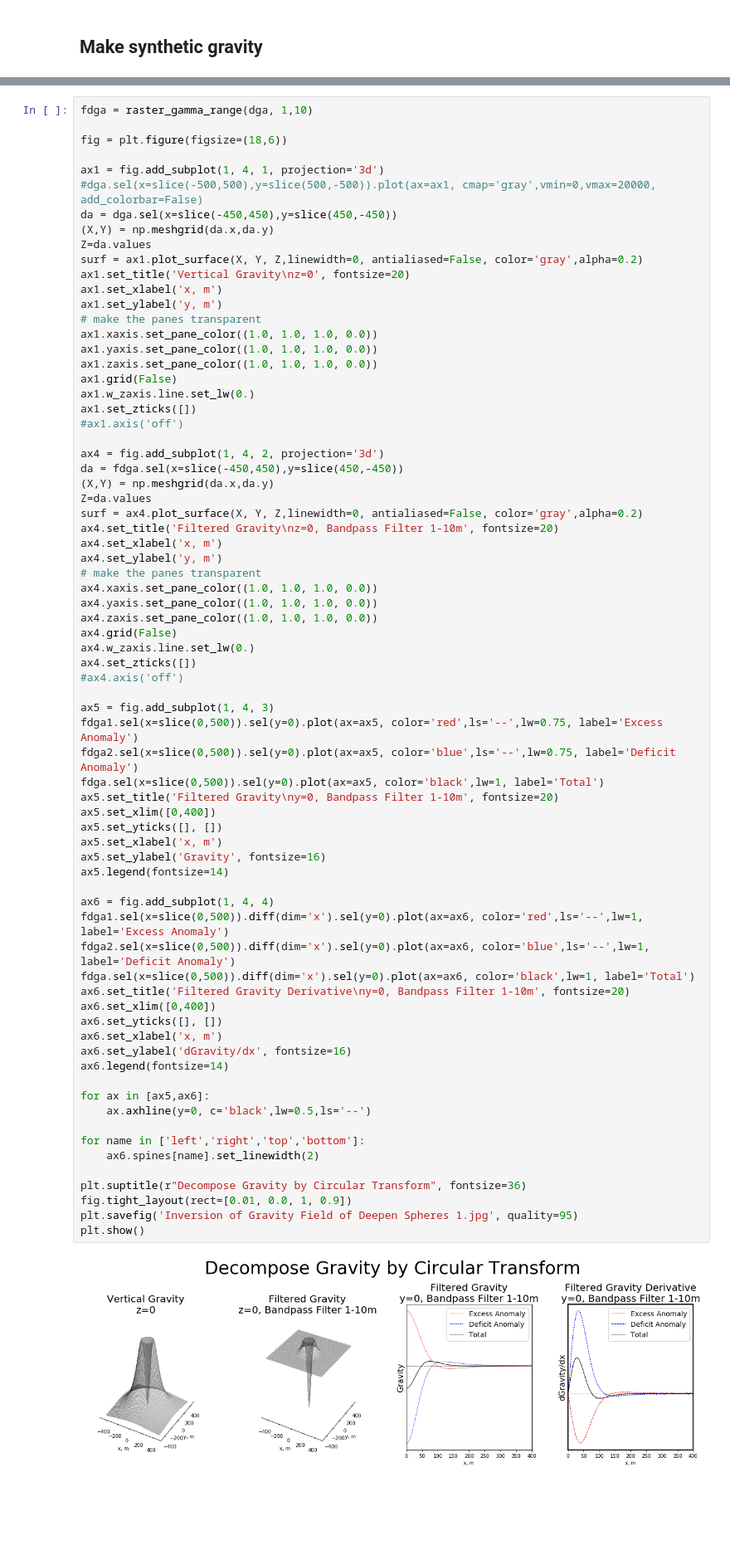
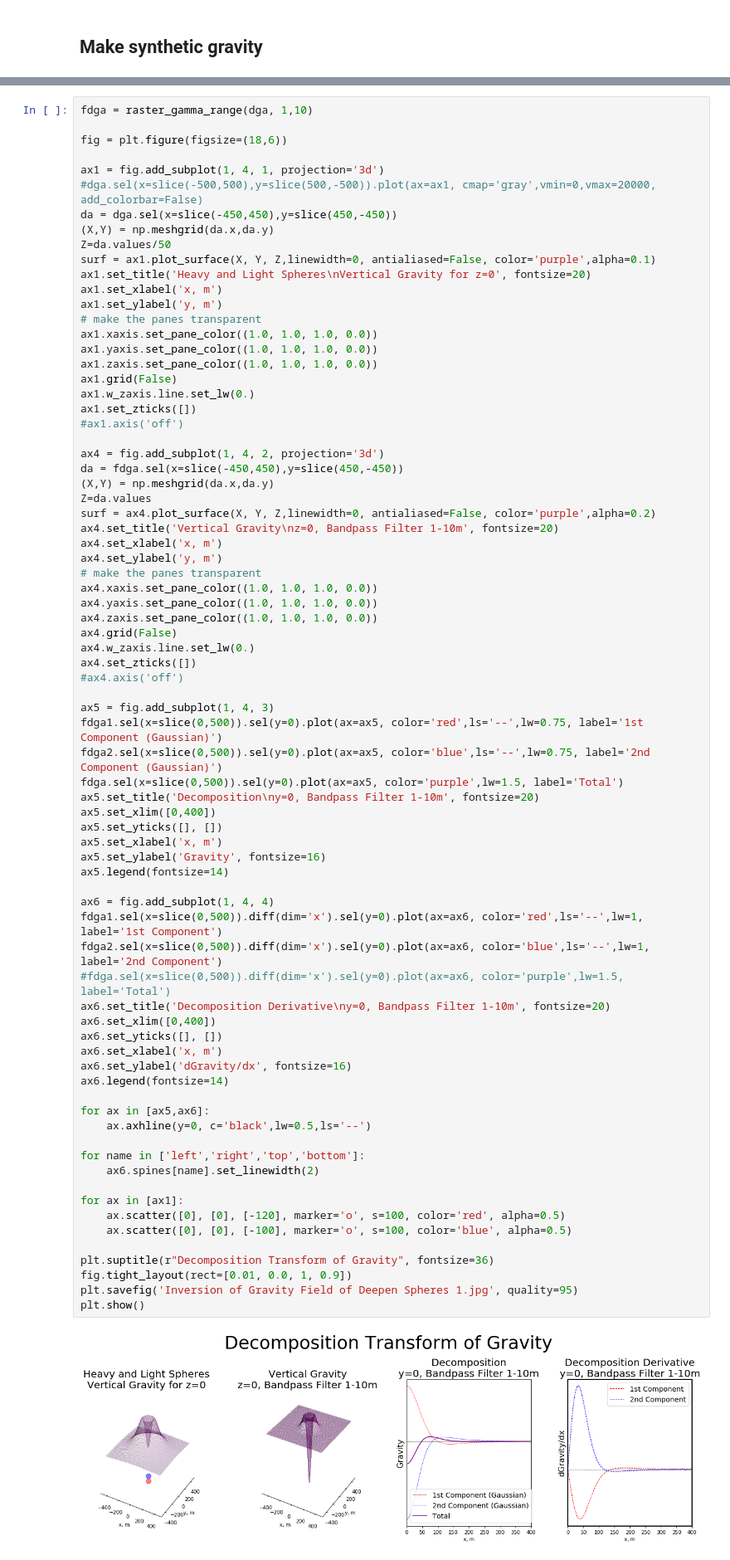
Before and after one commit to AlexeyPechnikov/gis-snippets, a Jupyter notebook: Inversion of Gravity Field of Deepen Spheres.ipynb, the cells around one changed output, grey strips where cells are left out. Shown: that part at 83% size. Drawn from its saved outputs; the diff is of its cells as text; blank space fills up the shorter version.

```diff
--- a/Inversion of Gravity Field of Deepen Spheres.ipynb
+++ b/Inversion of Gravity Field of Deepen Spheres.ipynb
@@ -261,9 +261,9 @@ ax1 = fig.add_subplot(1, 4, 1, projection='3d')
 #dga.sel(x=slice(-500,500),y=slice(500,-500)).plot(ax=ax1, cmap='gray',vmin=0,vmax=20000, add_colorbar=False)
 da = dga.sel(x=slice(-450,450),y=slice(450,-450))
 (X,Y) = np.meshgrid(da.x,da.y)
-Z=da.values
-surf = ax1.plot_surface(X, Y, Z,linewidth=0, antialiased=False, color='gray',alpha=0.2)
-ax1.set_title('Vertical Gravity\nz=0', fontsize=20)
+Z=da.values/50
+surf = ax1.plot_surface(X, Y, Z,linewidth=0, antialiased=False, color='purple',alpha=0.1)
+ax1.set_title('Heavy and Light Spheres\nVertical Gravity for z=0', fontsize=20)
 ax1.set_xlabel('x, m')
 ax1.set_ylabel('y, m')
 # make the panes transparent
@@ -279,8 +279,8 @@ ax4 = fig.add_subplot(1, 4, 2, projection='3d')
 da = fdga.sel(x=slice(-450,450),y=slice(450,-450))
 (X,Y) = np.meshgrid(da.x,da.y)
 Z=da.values
-surf = ax4.plot_surface(X, Y, Z,linewidth=0, antialiased=False, color='gray',alpha=0.2)
-ax4.set_title('Filtered Gravity\nz=0, Bandpass Filter 1-10m', fontsize=20)
+surf = ax4.plot_surface(X, Y, Z,linewidth=0, antialiased=False, color='purple',alpha=0.2)
+ax4.set_title('Vertical Gravity\nz=0, Bandpass Filter 1-10m', fontsize=20)
 ax4.set_xlabel('x, m')
 ax4.set_ylabel('y, m')
 # make the panes transparent
@@ -289,43 +289,47 @@ ax4.yaxis.set_pane_color((1.0, 1.0, 1.0, 0.0))
 ax4.zaxis.set_pane_color((1.0, 1.0, 1.0, 0.0))
 ax4.grid(False)
 ax4.w_zaxis.line.set_lw(0.)
 ax4.set_zticks([])
 #ax4.axis('off')
 
 ax5 = fig.add_subplot(1, 4, 3)
-fdga1.sel(x=slice(0,500)).sel(y=0).plot(ax=ax5, color='red',ls='--',lw=0.75, label='Excess Anomaly')
-fdga2.sel(x=slice(0,500)).sel(y=0).plot(ax=ax5, color='blue',ls='--',lw=0.75, label='Deficit Anomaly')
-fdga.sel(x=slice(0,500)).sel(y=0).plot(ax=ax5, color='black',lw=1, label='Total')
-ax5.set_title('Filtered Gravity\ny=0, Bandpass Filter 1-10m', fontsize=20)
+fdga1.sel(x=slice(0,500)).sel(y=0).plot(ax=ax5, color='red',ls='--',lw=0.75, label='1st Component (Gaussian)')
+fdga2.sel(x=slice(0,500)).sel(y=0).plot(ax=ax5, color='blue',ls='--',lw=0.75, label='2nd Component (Gaussian)')
+fdga.sel(x=slice(0,500)).sel(y=0).plot(ax=ax5, color='purple',lw=1.5, label='Total')
+ax5.set_title('Decomposition\ny=0, Bandpass Filter 1-10m', fontsize=20)
 ax5.set_xlim([0,400])
 ax5.set_yticks([], [])
 ax5.set_xlabel('x, m')
 ax5.set_ylabel('Gravity', fontsize=16)
 ax5.legend(fontsize=14)
 
 ax6 = fig.add_subplot(1, 4, 4)
-fdga1.sel(x=slice(0,500)).diff(dim='x').sel(y=0).plot(ax=ax6, color='red',ls='--',lw=1, label='Excess Anomaly')
-fdga2.sel(x=slice(0,500)).diff(dim='x').sel(y=0).plot(ax=ax6, color='blue',ls='--',lw=1, label='Deficit Anomaly')
-fdga.sel(x=slice(0,500)).diff(dim='x').sel(y=0).plot(ax=ax6, color='black',lw=1, label='Total')
-ax6.set_title('Filtered Gravity Derivative\ny=0, Bandpass Filter 1-10m', fontsize=20)
+fdga1.sel(x=slice(0,500)).diff(dim='x').sel(y=0).plot(ax=ax6, color='red',ls='--',lw=1, label='1st Component')
+fdga2.sel(x=slice(0,500)).diff(dim='x').sel(y=0).plot(ax=ax6, color='blue',ls='--',lw=1, label='2nd Component')
+#fdga.sel(x=slice(0,500)).diff(dim='x').sel(y=0).plot(ax=ax6, color='purple',lw=1.5, label='Total')
+ax6.set_title('Decomposition Derivative\ny=0, Bandpass Filter 1-10m', fontsize=20)
 ax6.set_xlim([0,400])
 ax6.set_yticks([], [])
 ax6.set_xlabel('x, m')
 ax6.set_ylabel('dGravity/dx', fontsize=16)
 ax6.legend(fontsize=14)
 
 for ax in [ax5,ax6]:
     ax.axhline(y=0, c='black',lw=0.5,ls='--')
 
 for name in ['left','right','top','bottom']:
     ax6.spines[name].set_linewidth(2)
 
-plt.suptitle(r"Decompose Gravity by Circular Transform", fontsize=36)
+for ax in [ax1]:
+    ax.scatter([0], [0], [-120], marker='o', s=100, color='red', alpha=0.5)
+    ax.scatter([0], [0], [-100], marker='o', s=100, color='blue', alpha=0.5)
+
+plt.suptitle(r"Decomposition Transform of Gravity", fontsize=36)
 fig.tight_layout(rect=[0.01, 0.0, 1, 0.9])
 plt.savefig('Inversion of Gravity Field of Deepen Spheres 1.jpg', quality=95)
 plt.show()
 # %% [output]
-[figure, old version]
+[figure, new version]
 # %%
 fdga = raster_gamma_range(dga, 1,10)
 
```
Also changed, not shown: parts of 1 cell of this notebook, 1 other file.
